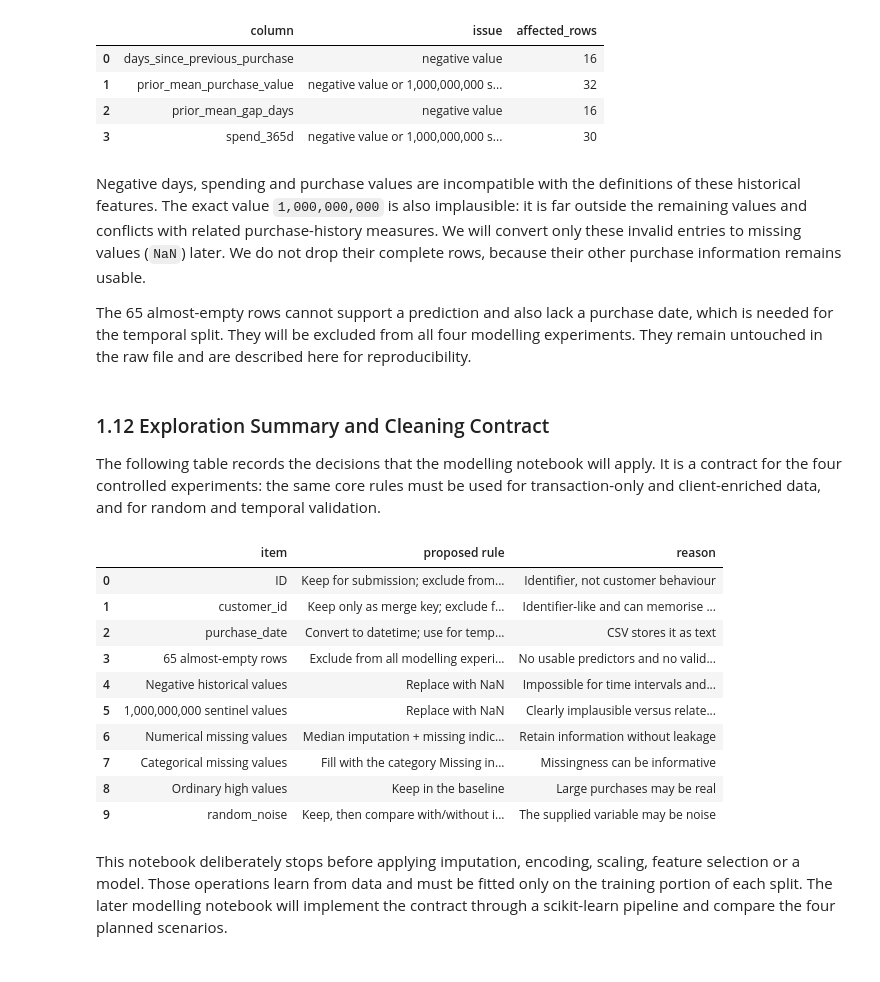
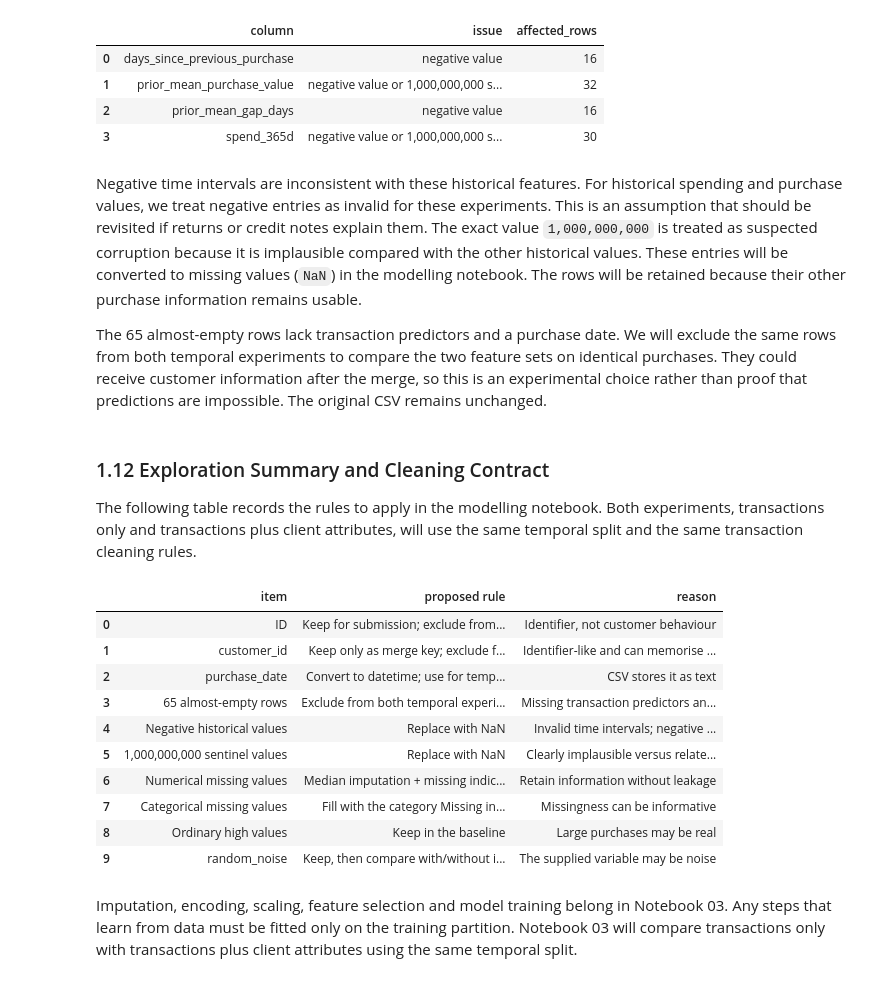
Before and after one commit to alfredosoudo21/ML_Group_04, a Jupyter notebook: notebooks/01_data_exploration.ipynb, the cells around one changed output. Drawn from its saved outputs; the diff is of its cells as text; code cells hidden in the pictures.

Commit message:
Align exploration notebooks with temporal experiments

```diff
--- a/notebooks/01_data_exploration.ipynb
+++ b/notebooks/01_data_exploration.ipynb
@@ -566,42 +566,42 @@ Rows with every model-candidate value missing: 65
 | 2 | prior_mean_gap_days | negative value | 16 |
 | 3 | spend_365d | negative value or 1,000,000,000 s... | 30 |
 # %% [markdown]
-Negative days, spending and purchase values are incompatible with the definitions of these historical features. The exact value `1,000,000,000` is also implausible: it is far outside the remaining values and conflicts with related purchase-history measures. We will convert only these invalid entries to missing values (`NaN`) later. We do not drop their complete rows, because their other purchase information remains usable.
+Negative time intervals are inconsistent with these historical features. For historical spending and purchase values, we treat negative entries as invalid for these experiments. This is an assumption that should be revisited if returns or credit notes explain them. The exact value `1,000,000,000` is treated as suspected corruption because it is implausible compared with the other historical values. These entries will be converted to missing values (`NaN`) in the modelling notebook. The rows will be retained because their other purchase information remains usable.
 
-The 65 almost-empty rows cannot support a prediction and also lack a purchase date, which is needed for the temporal split. They will be excluded from all four modelling experiments. They remain untouched in the raw file and are described here for reproducibility.
+The 65 almost-empty rows lack transaction predictors and a purchase date. We will exclude the same rows from both temporal experiments to compare the two feature sets on identical purchases. They could receive customer information after the merge, so this is an experimental choice rather than proof that predictions are impossible. The original CSV remains unchanged.
 # %% [markdown]
 ### 1.12 Exploration Summary and Cleaning Contract
 
-The following table records the decisions that the modelling notebook will apply. It is a contract for the four controlled experiments: the same core rules must be used for transaction-only and client-enriched data, and for random and temporal validation.
+The following table records the rules to apply in the modelling notebook. Both experiments, transactions only and transactions plus client attributes, will use the same temporal split and the same transaction cleaning rules.
 # %%
 cleaning_contract = pd.DataFrame(
     [
         ['ID', 'Keep for submission; exclude from predictors', 'Identifier, not customer behaviour'],
         ['customer_id', 'Keep only as merge key; exclude from predictors', 'Identifier-like and can memorise customers'],
         ['purchase_date', 'Convert to datetime; use for temporal split', 'CSV stores it as text'],
-        ['65 almost-empty rows', 'Exclude from all modelling experiments', 'No usable predictors and no valid date'],
-        ['Negative historical values', 'Replace with NaN', 'Impossible for time intervals and spending'],
+        ['65 almost-empty rows', 'Exclude from both temporal experiments', 'Missing transaction predictors and date; same exclusion in both experiments'],
+        ['Negative historical values', 'Replace with NaN', 'Invalid time intervals; negative monetary values assumed invalid'],
         ['1,000,000,000 sentinel values', 'Replace with NaN', 'Clearly implausible versus related history'],
         ['Numerical missing values', 'Median imputation + missing indicator inside each training fold', 'Retain information without leakage'],
         ['Categorical missing values', 'Fill with the category Missing inside each training fold', 'Missingness can be informative'],
         ['Ordinary high values', 'Keep in the baseline', 'Large purchases may be real'],
         ['random_noise', 'Keep, then compare with/without it later', 'The supplied variable may be noise'],
     ],
     columns=['item', 'proposed rule', 'reason'],
 )
 
 display(cleaning_contract)
 # %% [output]
 |  | item | proposed rule | reason |
 | 0 | ID | Keep for submission; exclude from... | Identifier, not customer behaviour |
 | 1 | customer_id | Keep only as merge key; exclude f... | Identifier-like and can memorise ... |
 | 2 | purchase_date | Convert to datetime; use for temp... | CSV stores it as text |
-| 3 | 65 almost-empty rows | Exclude from all modelling experi... | No usable predictors and no valid... |
-| 4 | Negative historical values | Replace with NaN | Impossible for time intervals and... |
+| 3 | 65 almost-empty rows | Exclude from both temporal experi... | Missing transaction predictors an... |
+| 4 | Negative historical values | Replace with NaN | Invalid time intervals; negative ... |
 | 5 | 1,000,000,000 sentinel values | Replace with NaN | Clearly implausible versus relate... |
 | 6 | Numerical missing values | Median imputation + missing indic... | Retain information without leakage |
 | 7 | Categorical missing values | Fill with the category Missing in... | Missingness can be informative |
 | 8 | Ordinary high values | Keep in the baseline | Large purchases may be real |
 | 9 | random_noise | Keep, then compare with/without i... | The supplied variable may be noise |
 # %% [markdown]
-This notebook deliberately stops before applying imputation, encoding, scaling, feature selection or a model. Those operations learn from data and must be fitted only on the training portion of each split. The later modelling notebook will implement the contract through a scikit-learn pipeline and compare the four planned scenarios.
+Imputation, encoding, scaling, feature selection and model training belong in Notebook 03. Any steps that learn from data must be fitted only on the training partition. Notebook 03 will compare transactions only with transactions plus client attributes using the same temporal split.
```
Also changed, not shown: 1 other file.
